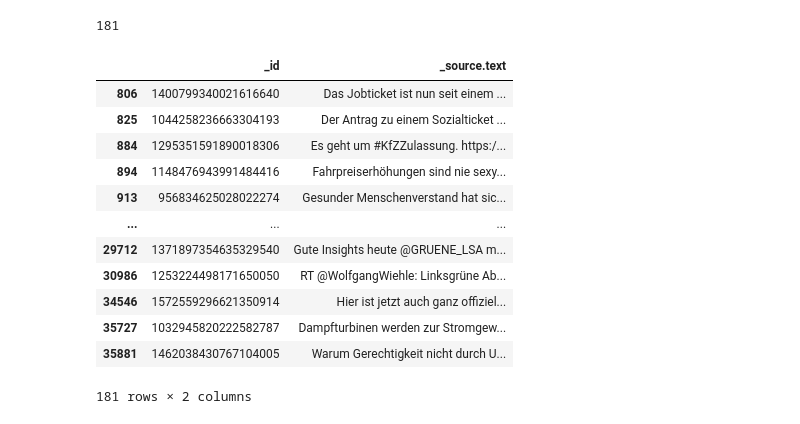
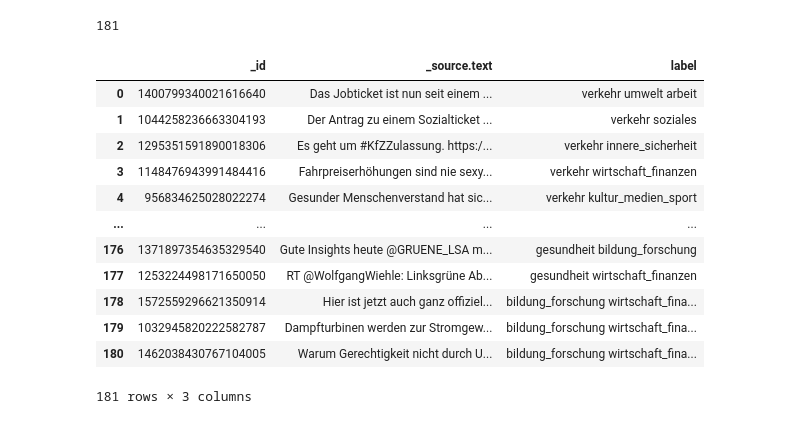
Before and after one commit to TimBMK/EPINetz_Transformer_Classification, a Jupyter notebook: zeroshot_openAI.ipynb, the cells around one changed output. Cells and saved outputs as stored; diff of their text form; code cells hidden in the pictures.

```diff
--- a/zeroshot_openAI.ipynb
+++ b/zeroshot_openAI.ipynb
@@ -92,21 +92,23 @@ multi_label._id.nunique() # 181 out of 597 documents have more than one label
 # %%
  # use multilabel data for testing (keep only ID and text)
 sample = multi_label.drop_duplicates(subset="_id", keep="first")[['_id', '_source.text']]
+# add the labels from data_long to the sample, after combining multiple labels into one string
+sample = sample.merge(multi_label.groupby("_id")["label"].apply(lambda x: " ".join(x)).reset_index(), on="_id")
 sample
 # %% [output]
-|  | _id | _source.text |
-| 806 | 1400799340021616640 | Das Jobticket ist nun seit einem ... |
-| 825 | 1044258236663304193 | Der Antrag zu einem Sozialticket ... |
-| 884 | 1295351591890018306 | Es geht um #KfZZulassung. https:/... |
-| 894 | 1148476943991484416 | Fahrpreiserhöhungen sind nie sexy... |
-| 913 | 956834625028022274 | Gesunder Menschenverstand hat sic... |
-| ... | ... | ... |
-| 29712 | 1371897354635329540 | Gute Insights heute @GRUENE_LSA m... |
-| 30986 | 1253224498171650050 | RT @WolfgangWiehle: Linksgrüne Ab... |
-| 34546 | 1572559296621350914 | Hier ist jetzt auch ganz offiziel... |
-| 35727 | 1032945820222582787 | Dampfturbinen werden zur Stromgew... |
-| 35881 | 1462038430767104005 | Warum Gerechtigkeit nicht durch U... |
+|  | _id | _source.text | label |
+| 0 | 1400799340021616640 | Das Jobticket ist nun seit einem ... | verkehr umwelt arbeit |
+| 1 | 1044258236663304193 | Der Antrag zu einem Sozialticket ... | verkehr soziales |
+| 2 | 1295351591890018306 | Es geht um #KfZZulassung. https:/... | verkehr innere_sicherheit |
+| 3 | 1148476943991484416 | Fahrpreiserhöhungen sind nie sexy... | verkehr wirtschaft_finanzen |
+| 4 | 956834625028022274 | Gesunder Menschenverstand hat sic... | verkehr kultur_medien_sport |
+| ... | ... | ... | ... |
+| 176 | 1371897354635329540 | Gute Insights heute @GRUENE_LSA m... | gesundheit bildung_forschung |
+| 177 | 1253224498171650050 | RT @WolfgangWiehle: Linksgrüne Ab... | gesundheit wirtschaft_finanzen |
+| 178 | 1572559296621350914 | Hier ist jetzt auch ganz offiziel... | bildung_forschung wirtschaft_fina... |
+| 179 | 1032945820222582787 | Dampfturbinen werden zur Stromgew... | bildung_forschung wirtschaft_fina... |
+| 180 | 1462038430767104005 | Warum Gerechtigkeit nicht durch U... | bildung_forschung wirtschaft_fina... |
-181 rows × 2 columns
+181 rows × 3 columns
 # %%
 # take a random sample of 10 documents as test input
 test_input = sample.sample(10, random_state=SEED)
```
Also changed, not shown: parts of 21 cells of this notebook.
